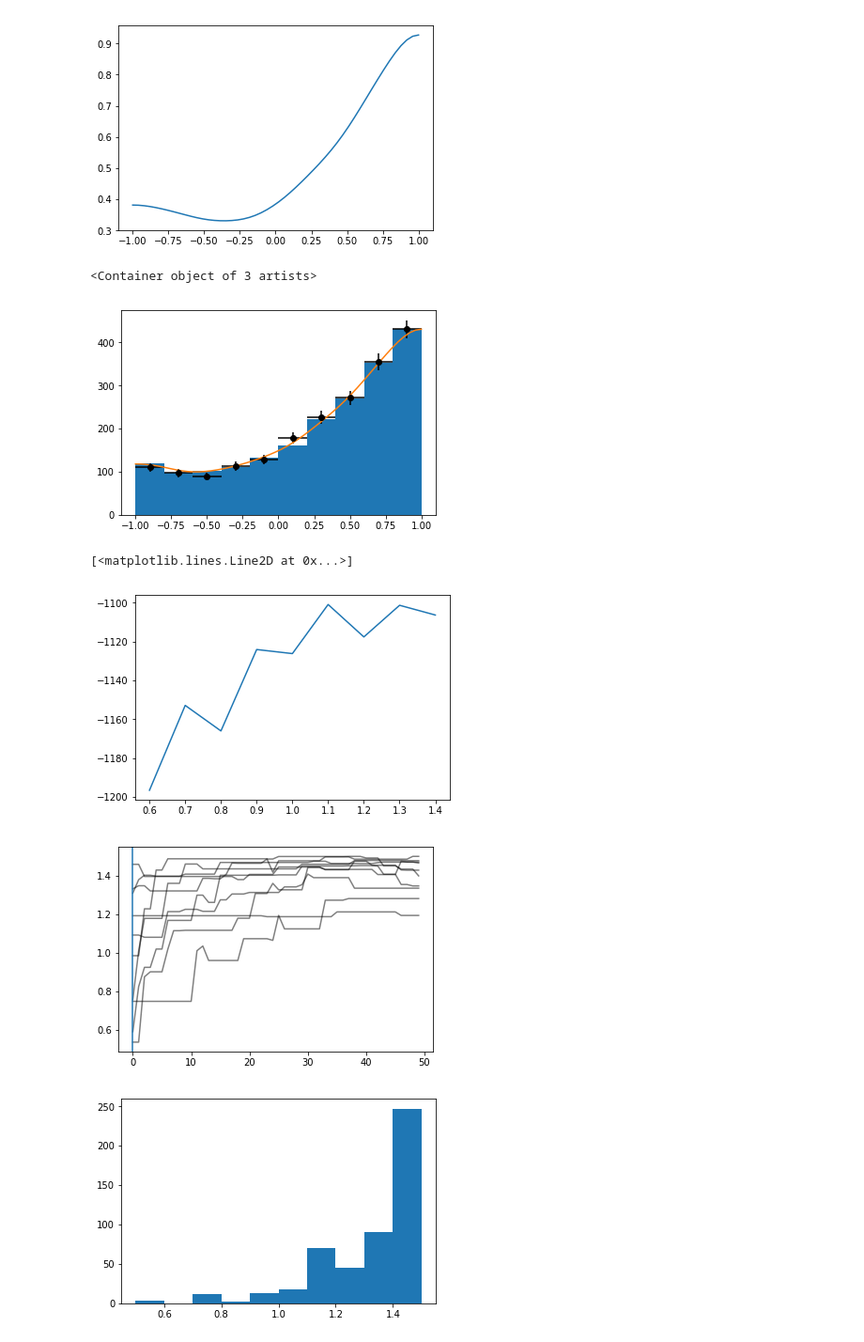
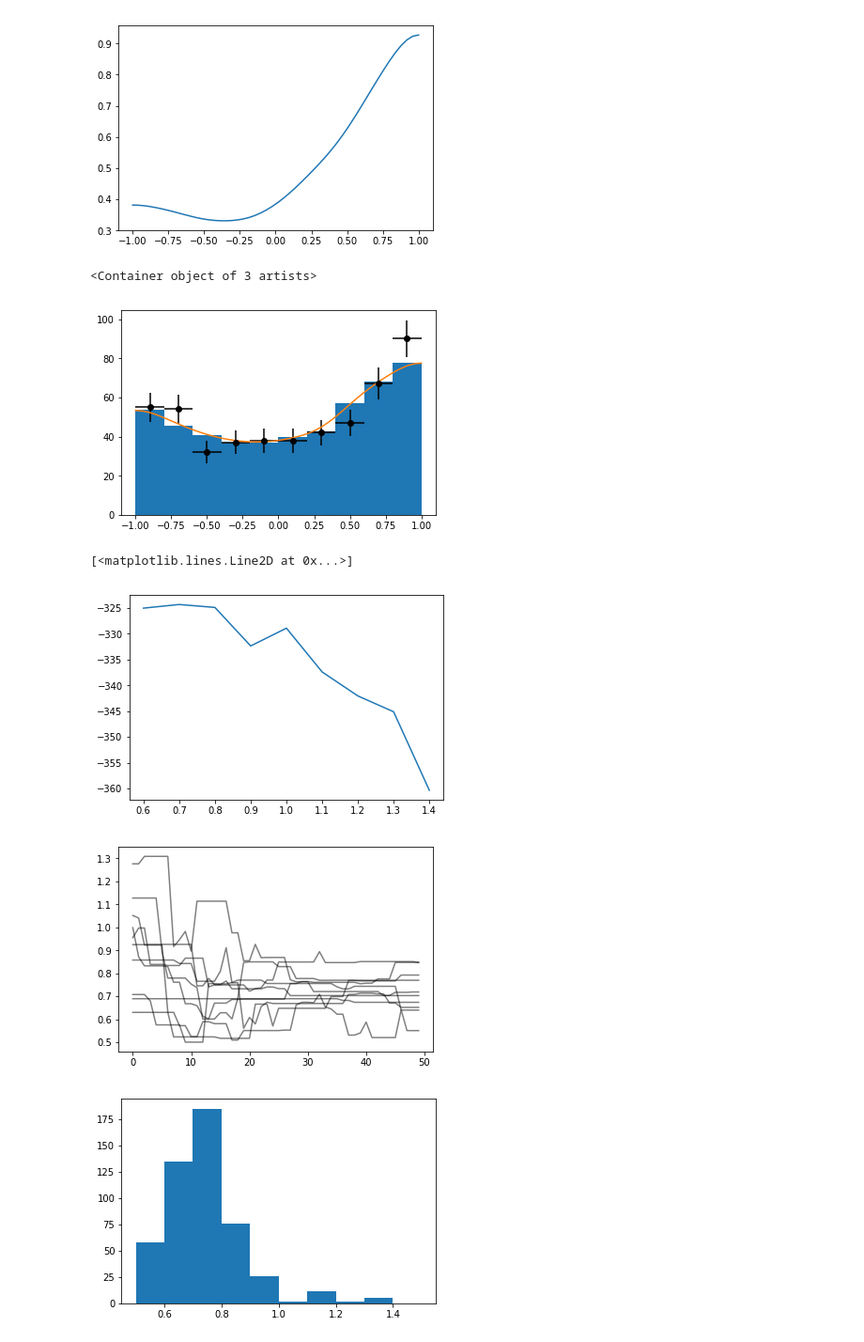
Before and after one commit to cranmer/active_sciencing, a Jupyter notebook: active_weinberg.ipynb, the cells around one changed output. Shown at 94% size. Saved outputs shown, nothing was run; the diff lists cells and outputs as text; code cells hidden in the pictures.

```diff
--- a/active_weinberg.ipynb
+++ b/active_weinberg.ipynb
@@ -96,8 +96,8 @@ plt.plot(x,np.exp(y))
 [<matplotlib.lines.Line2D at 0x...>]
 [figure]
 # %%
-phi_true, theta_true= 47, 1.4
-data = rej_sample_costheta(2000,phi_true,theta_true)
+phi_true, theta_true= 47, 0.55
+data = rej_sample_costheta(500,phi_true,theta_true)
 # %%
 mc = rej_sample_costheta(10000,phi_true,theta_true)
 mcweight = float(len(data))/float(len(mc))
@@ -111,7 +111,7 @@ plt.plot(x,len(data)*(bins[1]-bins[0])*np.exp(logmcpdf(x)))
 plt.errorbar(centers,datacounts,fmt = 'o',xerr = (bins[1:]-bins[:-1])/2.,yerr = np.sqrt(datacounts), c = 'k')
 # %% [output]
 <Container object of 3 artists>
-[figure, old version]
+[figure, new version]
 # %%
 def lnprior(theta):
     if 0.5 < theta < 1.5:
@@ -134,7 +134,7 @@ nll = [lnprob(theta_test,data,phi_true) for theta_test in test_thetas]
 plt.plot(test_thetas,nll)
 # %% [output]
 [<matplotlib.lines.Line2D at 0x...>]
-[figure, old version]
+[figure, new version]
 # %%
 import emcee
 ndim, nwalkers = 1, 10
@@ -143,13 +143,10 @@ sampler = emcee.EnsembleSampler(nwalkers, ndim, lnprob, args=(data,phi_true))
 _ = sampler.run_mcmc(pos, 50)
 # %%
 samples = sampler.chain
-cutiteration = 0
 for x in samples:
     plt.plot(x, alpha = 0.5, c = 'k')
-plt.axvline(cutiteration)
 plt.show()
-samples = sampler.chain[:, cutiteration:, :].reshape((-1, ndim))
-_=plt.hist(samples[:,0], bins = np.linspace(0.5,1.5,11))
+_=plt.hist(sampler.flatchain, bins = np.linspace(0.5,1.5,11))
 # %% [output]
-[figure, old version]
+[figure, new version]
-[figure, old version]
+[figure, new version]
```
Also changed, not shown: parts of 3 cells of this notebook.
